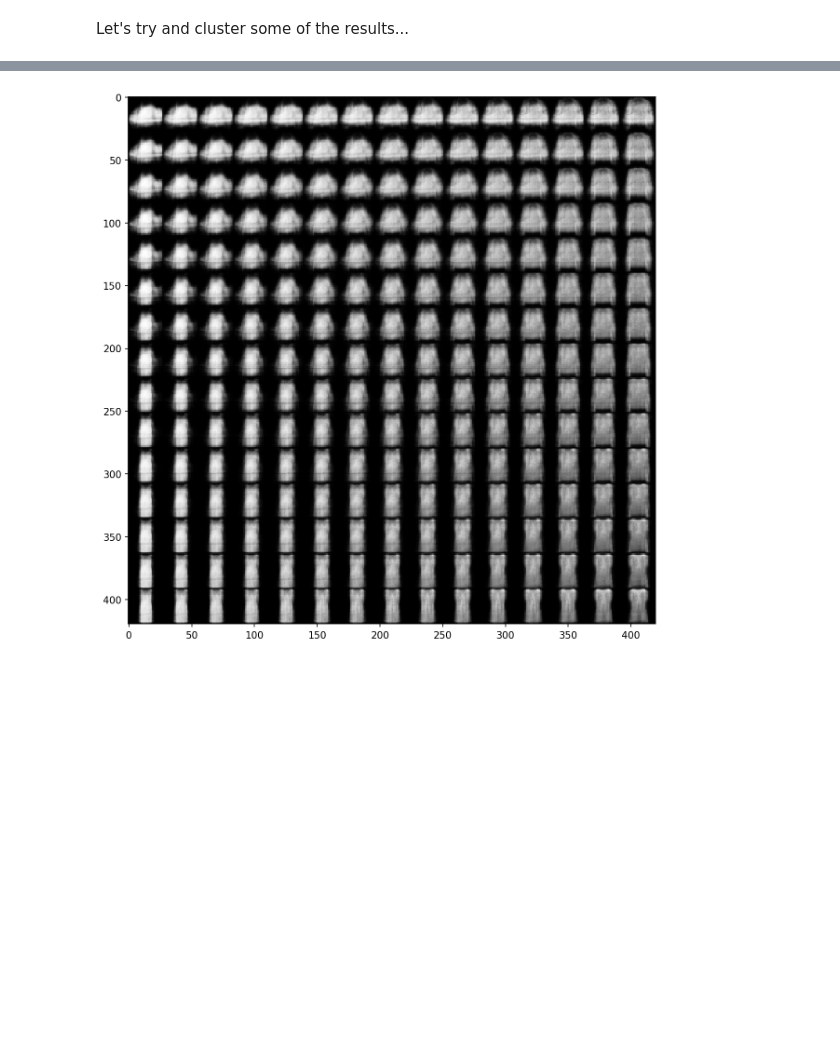
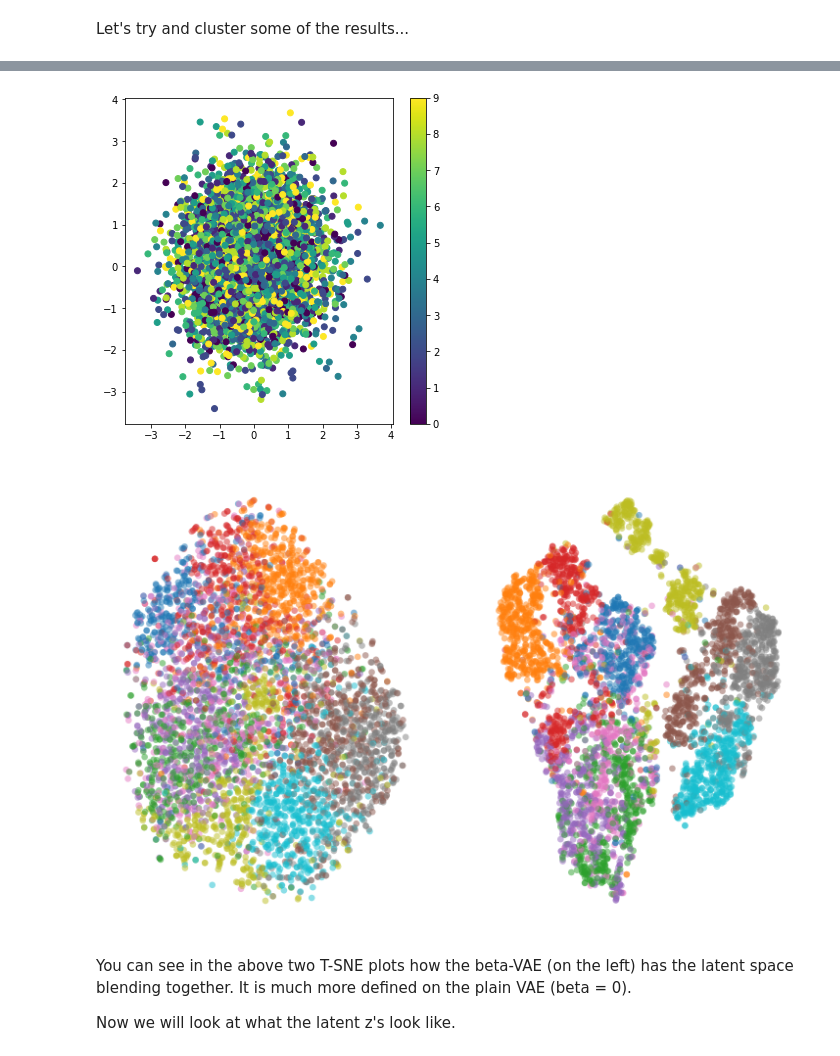
Before and after one commit to tvhahn/autoencoder-sandbox, a Jupyter notebook: notebooks/5.0-variational-autoencoder.ipynb, the cells around one changed output, grey strips where cells are left out. Cells and saved outputs as stored; diff of their text form; code cells hidden in the pictures; blank space fills up the shorter version.

```diff
--- a/notebooks/5.0-variational-autoencoder.ipynb
+++ b/notebooks/5.0-variational-autoencoder.ipynb
@@ -639,23 +291,0 @@ for i, yi in enumerate(grid_x):
-# %%
-# code modified from Hamidreza Saghir at https://github.com/hsaghir/VAE_intuitions
-from scipy.stats import norm
-n=15
-digit_size = 28
-figure = np.zeros((digit_size*n, digit_size*n))
-
-grid_x=norm.ppf(np.linspace(0.05,0.95,n))
-grid_y=norm.ppf(np.linspace(0.05,0.95,n))
-
-for i, yi in enumerate(grid_x):
-    for j,xi in enumerate(grid_y):
-        z_sample=np.array([[0,yi,0,xi,0,0,0,0,0,0]])
-        x_decoded=variational_decoder_beta(z_sample)
-        digit=np.reshape(x_decoded,[28,28])
-        figure[i*digit_size:(i+1)*digit_size,
-              j*digit_size:(j+1)*digit_size]=digit
-
-plt.figure(figsize=(10,10), dpi=150)
-plt.imshow(figure, cmap='Greys_r')
-plt.show()
-# %% [output]
-[figure, removed]
@@ -679,0 +292,9 @@ def plot_single_reconstruction(model, coding):
+# %%
+X_valid_encoded_beta = variational_encoder_beta.predict(X_valid, batch_size=128)
+
+plt.figure(figsize=(6,6))
+plt.scatter(X_valid_encoded_beta[2][:,0], X_valid_encoded_beta[2][:,1], c=y_valid)
+plt.colorbar()
+plt.show()
+# %% [output]
+[figure, added]
@@ -679,0 +340,10 @@ def plot_single_reconstruction(model, coding):
+# %%
+# plot the two different TSNE plots -- one for the beta-VAE,
+# and one for the plain VAE
+plot_2d_vae(X_valid_beta_2D, X_valid_ae_2D)
+# %% [output]
+[figure, added]
+# %% [markdown]
+You can see in the above two T-SNE plots how the beta-VAE (on the left) has the latent space blending together. It is much more defined on the plain VAE (beta = 0).
+
+Now we will look at what the latent z's look like.
```
Also changed, not shown: parts of 61 cells of this notebook.
